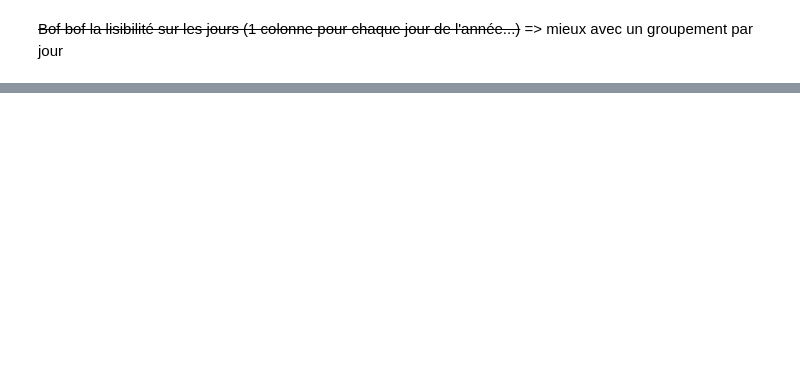
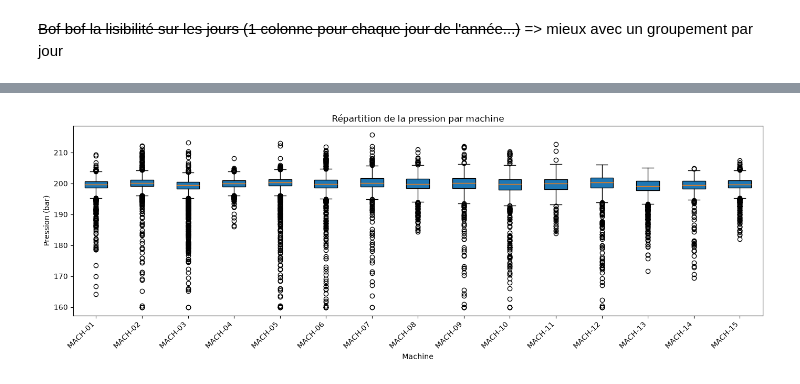
Before and after one commit to kenji21/indusense, a Jupyter notebook: notebook.ipynb, the cells around one changed output, grey strips where cells are left out. Drawn from its saved outputs; the diff is of its cells as text; code cells hidden in the pictures; blank space fills up the shorter version.

```diff
--- a/notebook.ipynb
+++ b/notebook.ipynb
@@ -42,0 +76,5 @@ plt.show()
+# %%
+fig = telemetry_report_pressure_per_machine(df_tel)
+plt.show()
+# %% [output]
+[figure, added]
```
Also changed, not shown: parts of 13 cells of this notebook, 5 other files.
